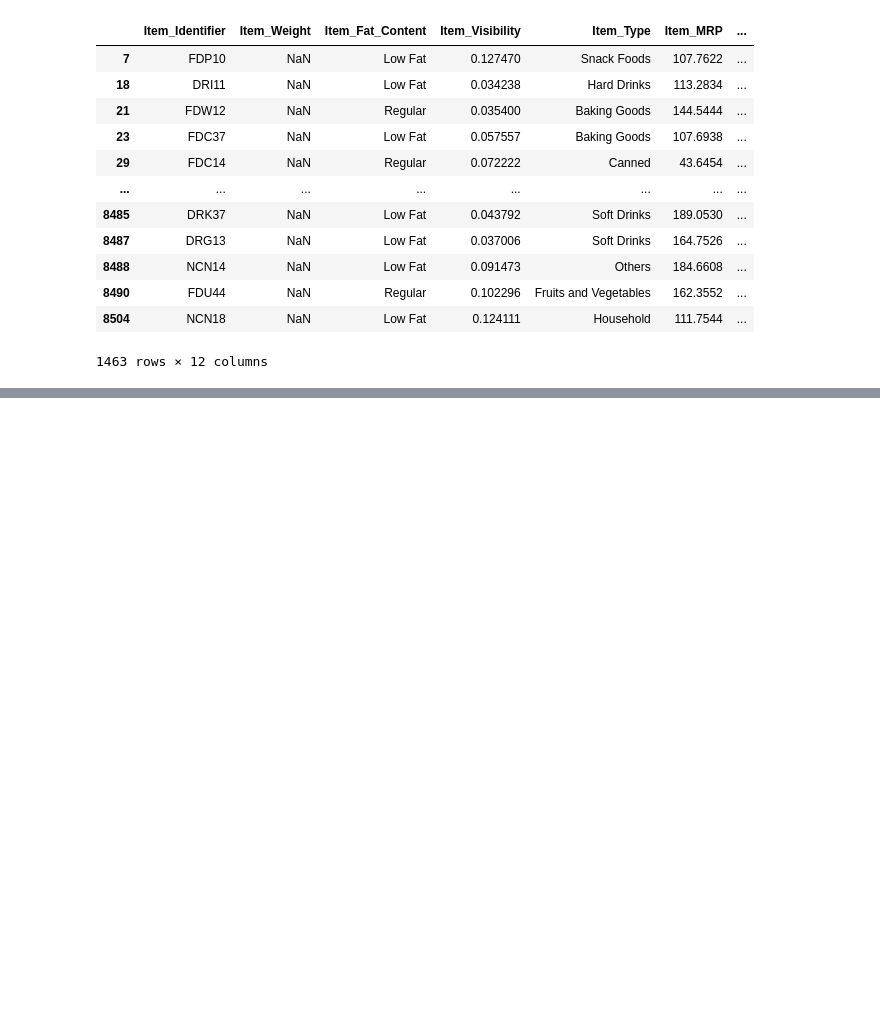
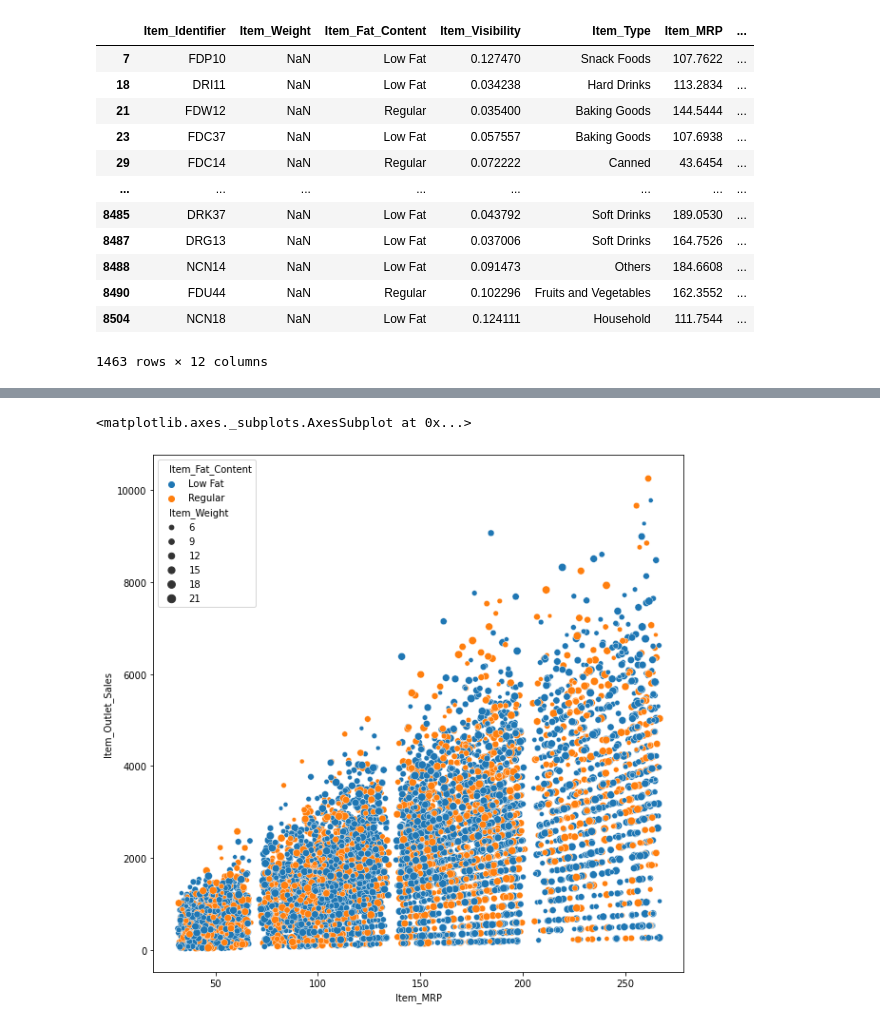
Before and after one commit to chasgracias/predicciones-ventas, a Jupyter notebook: data_visualization.ipynb, the cells around one changed output, grey strips where cells are left out. Saved outputs shown, nothing was run; the diff lists cells and outputs as text; code cells hidden in the pictures; blank space fills up the shorter version.

```diff
--- a/data_visualization.ipynb
+++ b/data_visualization.ipynb
@@ -80,0 +165,7 @@ KeyError: ignored
+# %%
+sales_df['Count']=1
+df_type = sales_df.groupby('Item_Type')['Count'].sum().reset_index()
+
+px.sunburst(sales_df, names='Item_Type', color_continuous_scale='RdBu')
+
+px.pie(df_type,values='Count',names='Item_Type').update_traces(textfont_size=15,textinfo='percent')
@@ -80,0 +174,6 @@ KeyError: ignored
+# %%
+fig,axes = plt.subplots(1,1,figsize=(10,10))
+sns.scatterplot(x='Item_MRP',y='Item_Outlet_Sales',hue='Item_Fat_Content',size='Item_Weight',data=sales_df)
+# %% [output]
+<matplotlib.axes._subplots.AxesSubplot at 0x...>
+[figure, added]
```
Also changed, not shown: parts of 13 cells of this notebook.
